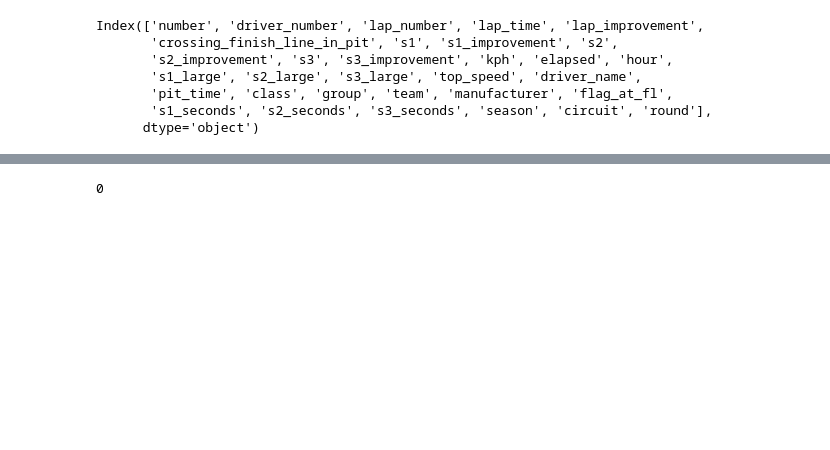
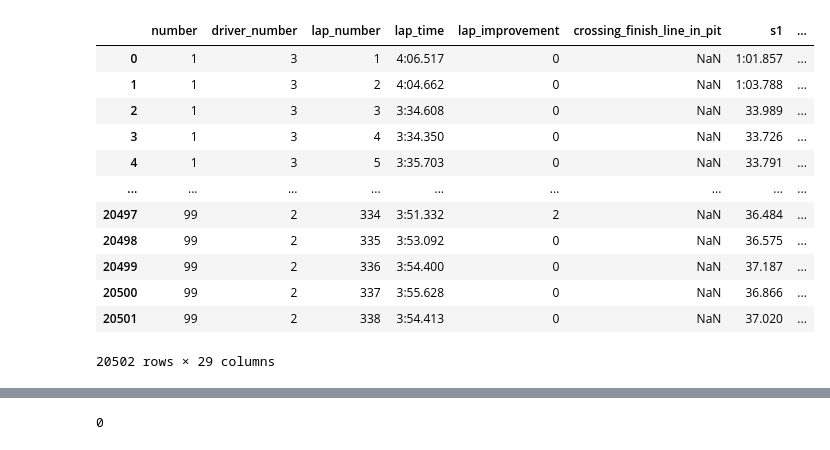
Before and after one commit to Razgrizaces/alkamel_stint_analyzer, a Jupyter notebook: add_file_to_dataset.ipynb, the cells around one changed output, grey strips where cells are left out. Drawn from its saved outputs; the diff is of its cells as text; code cells hidden in the pictures; blank space fills up the shorter version.

```diff
--- a/add_file_to_dataset.ipynb
+++ b/add_file_to_dataset.ipynb
@@ -44,13 +28,22 @@ new_data = pd.read_csv('data/2022_SPA_FRANCORCHAMPS.csv', index_col=0)
 # %%
-#fixing the columns from the new file
+#reading the new file in, this time it's lemans.
+new_data = pd.read_csv('2022_LEMANS.csv', sep = ';')
 new_data = new_data.dropna(axis=1, how="all")
+#have to strip + and convert the columns in the data
 new_data.columns = new_data.columns.str.lower().str.strip()
 new_data.columns
+new_data
 # %% [output]
+|  | number | driver_number | lap_number | lap_time | lap_improvement | crossing_finish_line_in_pit | s1 | ... |
+| 0 | 1 | 3 | 1 | 4:06.517 | 0 | NaN | 1:01.857 | ... |
+| 1 | 1 | 3 | 2 | 4:04.662 | 0 | NaN | 1:03.788 | ... |
+| 2 | 1 | 3 | 3 | 3:34.608 | 0 | NaN | 33.989 | ... |
+| 3 | 1 | 3 | 4 | 3:34.350 | 0 | NaN | 33.726 | ... |
+| 4 | 1 | 3 | 5 | 3:35.703 | 0 | NaN | 33.791 | ... |
+| ... | ... | ... | ... | ... | ... | ... | ... | ... |
+| 20497 | 99 | 2 | 334 | 3:51.332 | 2 | NaN | 36.484 | ... |
+| 20498 | 99 | 2 | 335 | 3:53.092 | 0 | NaN | 36.575 | ... |
+| 20499 | 99 | 2 | 336 | 3:54.400 | 0 | NaN | 37.187 | ... |
+| 20500 | 99 | 2 | 337 | 3:55.628 | 0 | NaN | 36.866 | ... |
+| 20501 | 99 | 2 | 338 | 3:54.413 | 0 | NaN | 37.020 | ... |
-Index(['number', 'driver_number', 'lap_number', 'lap_time', 'lap_improvement',
-       'crossing_finish_line_in_pit', 's1', 's1_improvement', 's2',
-       's2_improvement', 's3', 's3_improvement', 'kph', 'elapsed', 'hour',
-       's1_large', 's2_large', 's3_large', 'top_speed', 'driver_name',
-       'pit_time', 'class', 'group', 'team', 'manufacturer', 'flag_at_fl',
-       's1_seconds', 's2_seconds', 's3_seconds', 'season', 'circuit', 'round'],
-      dtype='object')
+20502 rows × 29 columns
```
Also changed, not shown: parts of 35 cells of this notebook, 6 other files.
